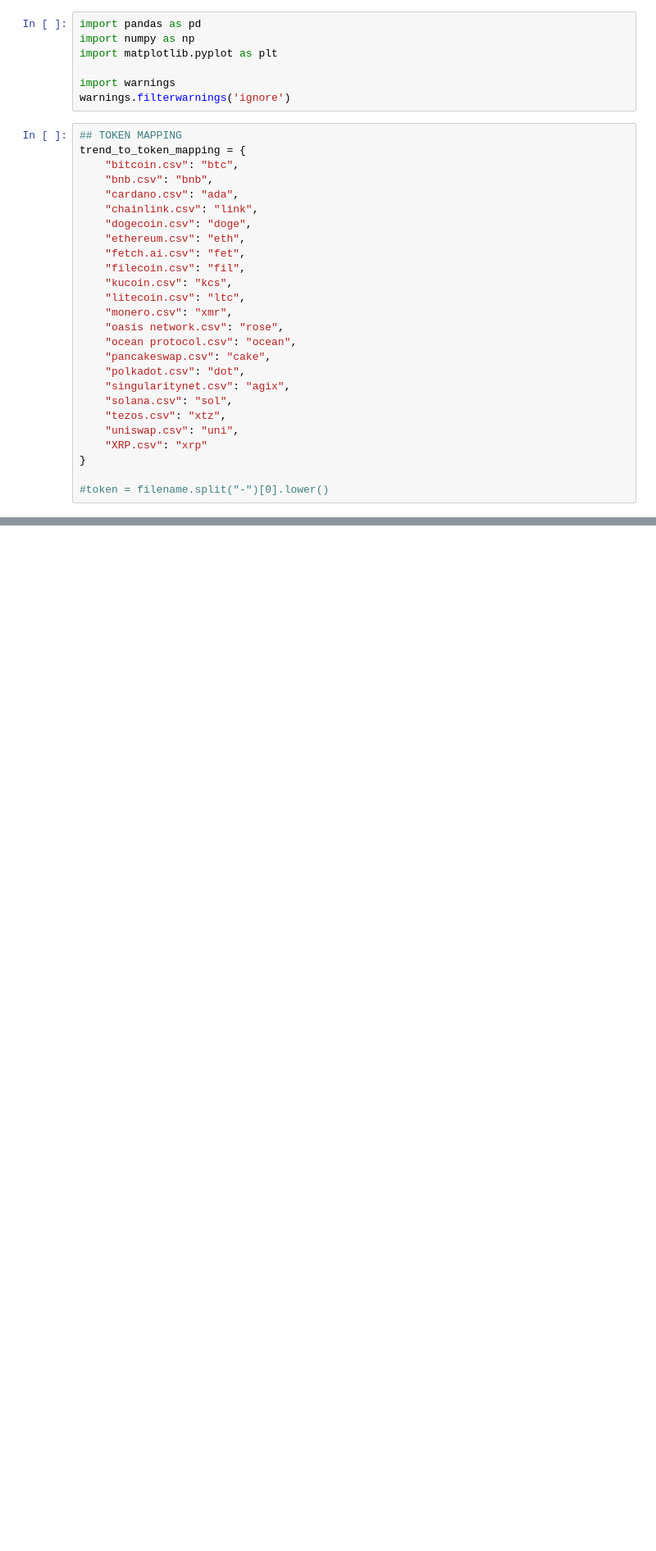
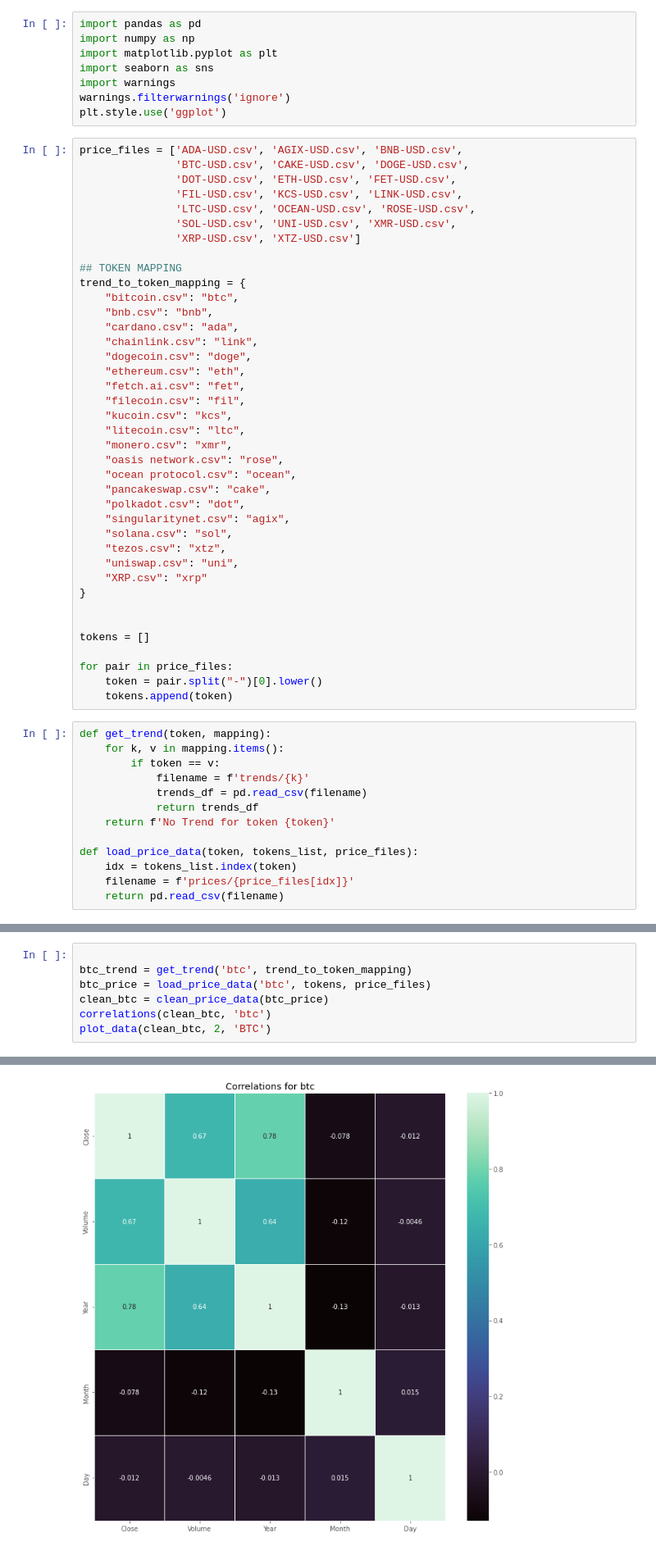
Before and after one commit to MarcLlopart/Deciphering-Crypto-Trends, a Jupyter notebook: 1_preprocessing.ipynb, the cells around one changed output, grey strips where cells are left out. Shown at 82% size. Cells and saved outputs as stored; diff of their text form; blank space fills up the shorter version.

```diff
--- a/1_preprocessing.ipynb
+++ b/1_preprocessing.ipynb
@@ -2,10 +2,19 @@
 import pandas as pd
 import numpy as np
 import matplotlib.pyplot as plt
-
+import seaborn as sns
 import warnings
 warnings.filterwarnings('ignore')
+plt.style.use('ggplot')
 # %%
+price_files = ['ADA-USD.csv', 'AGIX-USD.csv', 'BNB-USD.csv',
+               'BTC-USD.csv', 'CAKE-USD.csv', 'DOGE-USD.csv',
+               'DOT-USD.csv', 'ETH-USD.csv', 'FET-USD.csv',
+               'FIL-USD.csv', 'KCS-USD.csv', 'LINK-USD.csv',
+               'LTC-USD.csv', 'OCEAN-USD.csv', 'ROSE-USD.csv',
+               'SOL-USD.csv', 'UNI-USD.csv', 'XMR-USD.csv',
+               'XRP-USD.csv', 'XTZ-USD.csv']
+
 ## TOKEN MAPPING
 trend_to_token_mapping = {
     "bitcoin.csv": "btc",
@@ -30,4 +39,22 @@ trend_to_token_mapping = {
     "XRP.csv": "xrp"
 }
 
-#token = filename.split("-")[0].lower()
+
+tokens = []
+
+for pair in price_files:
+    token = pair.split("-")[0].lower()
+    tokens.append(token)
+# %%
+def get_trend(token, mapping):
+    for k, v in mapping.items():
+        if token == v:
+            filename = f'trends/{k}'
+            trends_df = pd.read_csv(filename)
+            return trends_df
+    return f'No Trend for token {token}'
+
+def load_price_data(token, tokens_list, price_files):
+    idx = tokens_list.index(token)
+    filename = f'prices/{price_files[idx]}'
+    return pd.read_csv(filename)
@@ -33,0 +129,8 @@ trend_to_token_mapping = {
+# %%
+
+btc_trend = get_trend('btc', trend_to_token_mapping)
+btc_price = load_price_data('btc', tokens, price_files)
+clean_btc = clean_price_data(btc_price)
+correlations(clean_btc, 'btc')
+plot_data(clean_btc, 2, 'BTC')
+# %% [output]
@@ -33,0 +154 @@ trend_to_token_mapping = {
+[figure, added]
```
Also changed, not shown: parts of 2 cells of this notebook, 22 other files.
